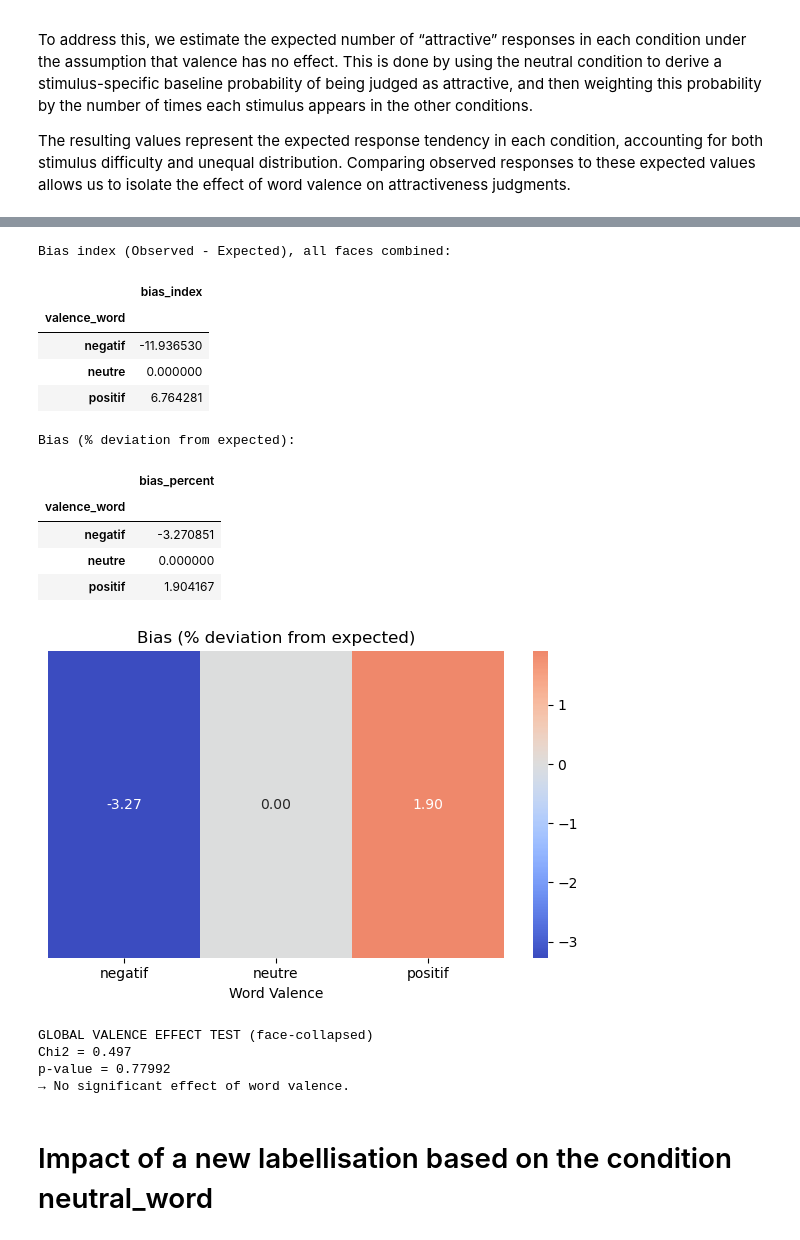
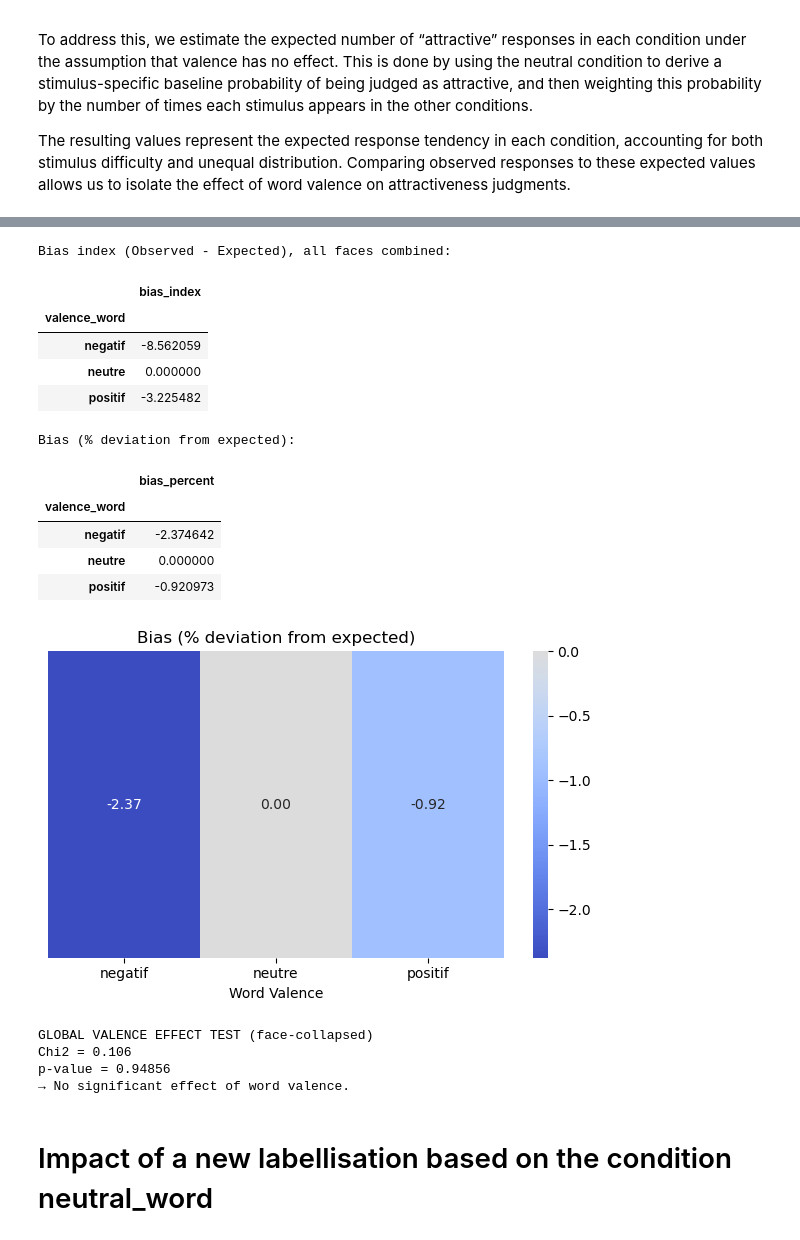
Before and after one commit to Coumess/Lab_Project_Experiment, a Jupyter notebook: extract_data.ipynb, the cells around one changed output, grey strips where cells are left out. Drawn from its saved outputs; the diff is of its cells as text; code cells hidden in the pictures.

```diff
--- a/extract_data.ipynb
+++ b/extract_data.ipynb
@@ -83,11 +83,11 @@ df
 # Remove outliers
 # %%
 # We take all the rows where the congruence condition is neutral
-control = df[df['valence_word'] == 'neutre']
+control = df#[df['valence_word'] == 'neutre']
 # Pourcentage of correct answer per id
 control_pourcentage = control.groupby('id')['correct'].mean()
 # Get the index of the id that got a pourcentage of correct answer below 50%
-id_outliers = control_pourcentage[control_pourcentage <= .50].index
+id_outliers = control_pourcentage[control_pourcentage <= .0].index
 # If we want to take out some index
 id_outliers = id_outliers.append(pd.Index(['imgzntah']))
 # Create a DataFrame without outliers
@@ -426,14 +426,14 @@ import seaborn as sns
 
 # Neutral baseline per stimulus
 baseline = (
-    df[df['valence_word'] == 'neutre']
+    data_without_outliers[data_without_outliers['valence_word'] == 'neutre']
     .groupby('stimulus')['response_binary']
     .mean()
 )
 
 # Count trials per stimulus × valence (NO face dimension)
 counts = (
-    df
+    data_without_outliers
     .groupby(['stimulus', 'valence_word'])
     .size()
     .reset_index(name='n_trials')
@@ -460,7 +460,7 @@ expected_table = (
 # ----------------------------
 
 observed = (
-    df
+    data_without_outliers
     .groupby('valence_word')['response_binary']
     .sum()
     .to_frame(name='observed_attractive')
@@ -496,38 +496,38 @@ display(combined[['bias_percent']])
 
 # ----------------------------
 # 6. Visualization
 # ----------------------------
 
 plt.figure(figsize=(6, 4))
 
 sns.heatmap(
     combined[['bias_percent']].T,
     annot=True,
     fmt='.2f',
     cmap='coolwarm',
     center=0
 )
 
 plt.title("Bias (% deviation from expected)")
 plt.xlabel("Word Valence")
 plt.yticks([])
 
 plt.tight_layout()
 plt.show()
 # %% [output]
 Bias index (Observed - Expected), all faces combined:
 |  | bias_index |
 | valence_word |  |
-| negatif | -11.936530 |
+| negatif | -8.562059 |
 | neutre | 0.000000 |
-| positif | 6.764281 |
+| positif | -3.225482 |
 Bias (% deviation from expected):
 |  | bias_percent |
 | valence_word |  |
-| negatif | -3.270851 |
+| negatif | -2.374642 |
 | neutre | 0.000000 |
-| positif | 1.904167 |
+| positif | -0.920973 |
-[figure, old version]
+[figure, new version]
 # %%
 import numpy as np
 from scipy.stats import chisquare
@@ -536,7 +536,7 @@ from scipy.stats import chisquare
 # 1. OBSERVED (global per valence)
 # ----------------------------
 observed = (
-    df
+    data_without_outliers
     .groupby('valence_word')['response_binary']
     .sum()
 )
@@ -547,14 +547,14 @@ observed = (
 
 # neutral baseline per stimulus
 baseline = (
-    df[df['valence_word'] == 'neutre']
+    data_without_outliers[data_without_outliers['valence_word'] == 'neutre']
     .groupby('stimulus')['response_binary']
     .mean()
 )
 
 # trial counts per stimulus × valence
 counts = (
-    df
+    data_without_outliers
     .groupby(['stimulus', 'valence_word'])
     .size()
     .reset_index(name='n_trials')
@@ -597,8 +597,8 @@ else:
     print("→ No significant effect of word valence.")
 # %% [output]
 GLOBAL VALENCE EFFECT TEST (face-collapsed)
-Chi2 = 0.497
-p-value = 0.77992
+Chi2 = 0.106
+p-value = 0.94856
 → No significant effect of word valence.
 # %% [markdown]
 # Impact of a new labellisation based on the condition neutral_word
```
Also changed, not shown: parts of 7 cells of this notebook.
